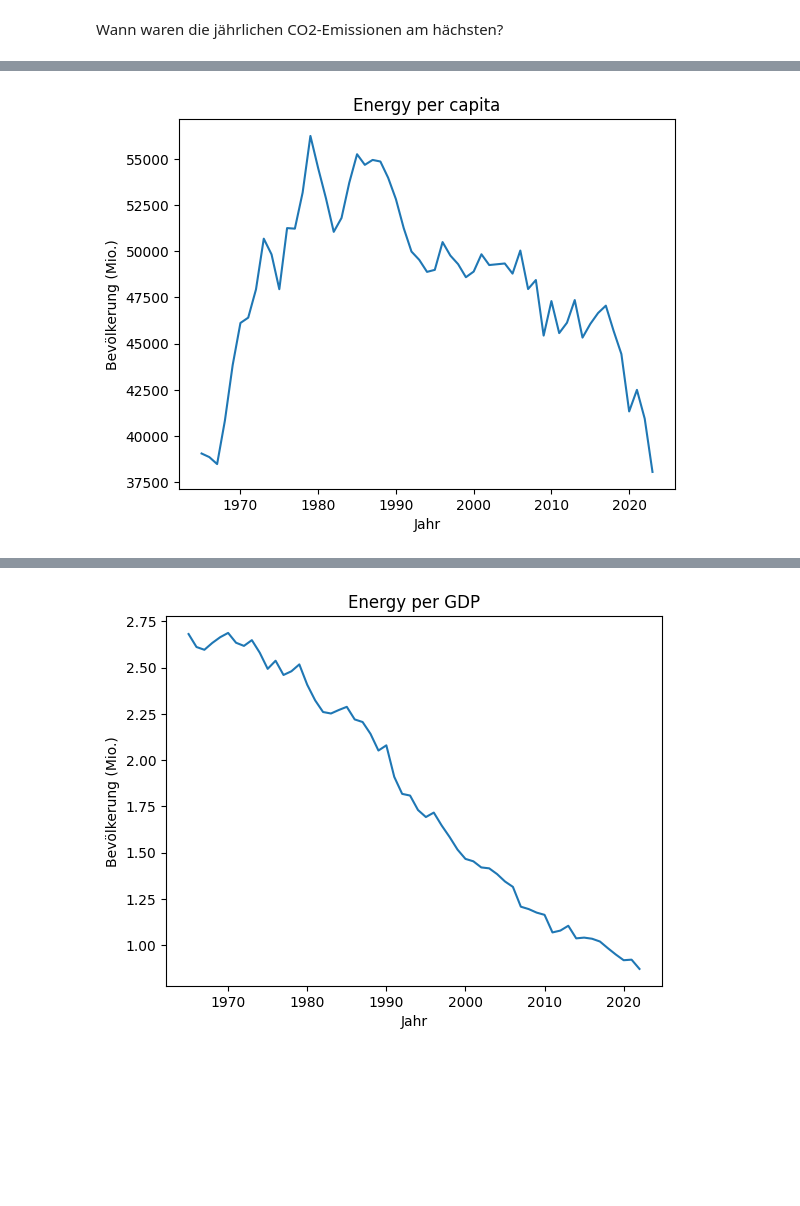
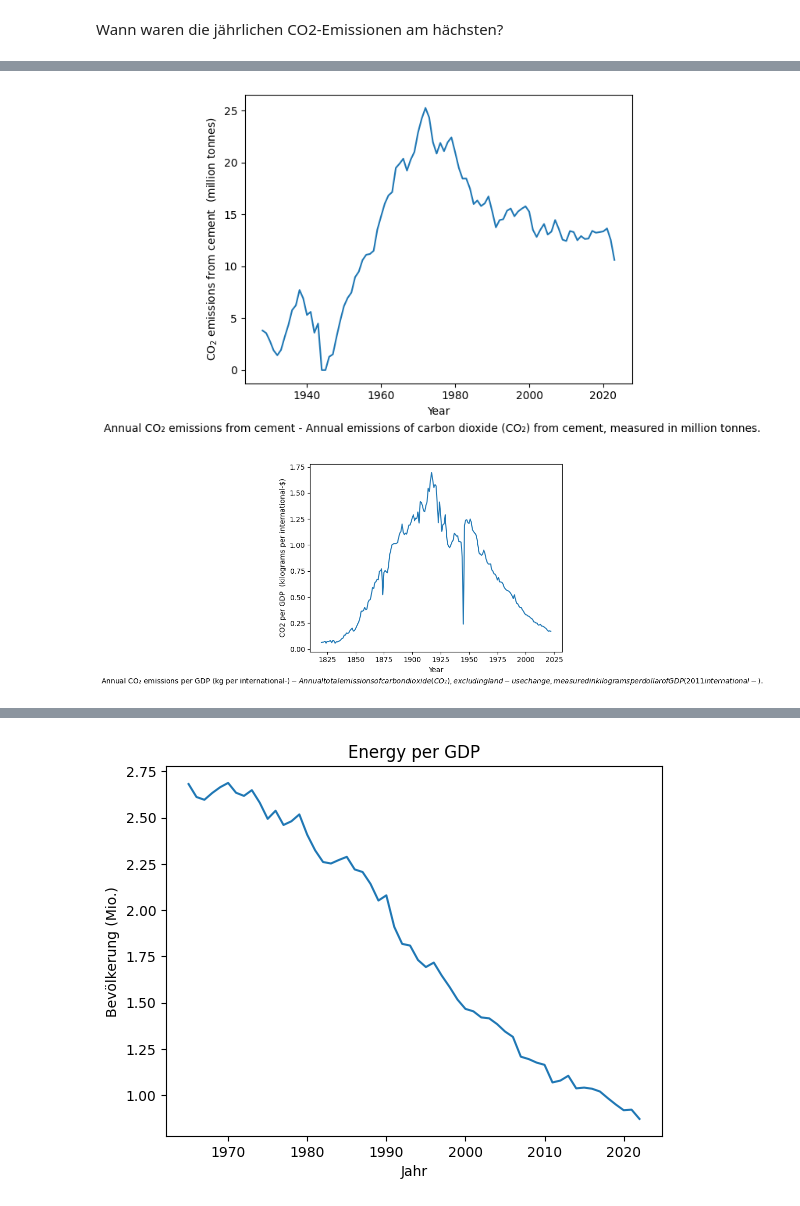
Before and after one commit to schlsimo/co2_case_study, a Jupyter notebook: code/analysis.ipynb, the cells around one changed output, grey strips where cells are left out. Saved outputs shown, nothing was run; the diff lists cells and outputs as text; code cells hidden in the pictures; blank space fills up the shorter version.

```diff
--- a/code/analysis.ipynb
+++ b/code/analysis.ipynb
@@ -172,8 +120,8 @@ plt.show()
-# %%
-plt.plot(germany_co2_df.year, germany_co2_df.energy_per_capita)
-plt.xlabel("Jahr")
-plt.ylabel("Bevölkerung (Mio.)")
-plt.title("Energy per capita")
-plt.show()
-# %% [output]
-[figure, removed]
+# %%
+create_line_plot("cement_co2", "CO$_2$ emissions from cement", descritpion=True)
+# %% [output]
+[figure, added]
+# %%
+create_line_plot("co2_per_gdp", "CO2 per GDP",descritpion=True)
+# %% [output]
+[figure, added]
```
Also changed, not shown: parts of 17 cells of this notebook.
